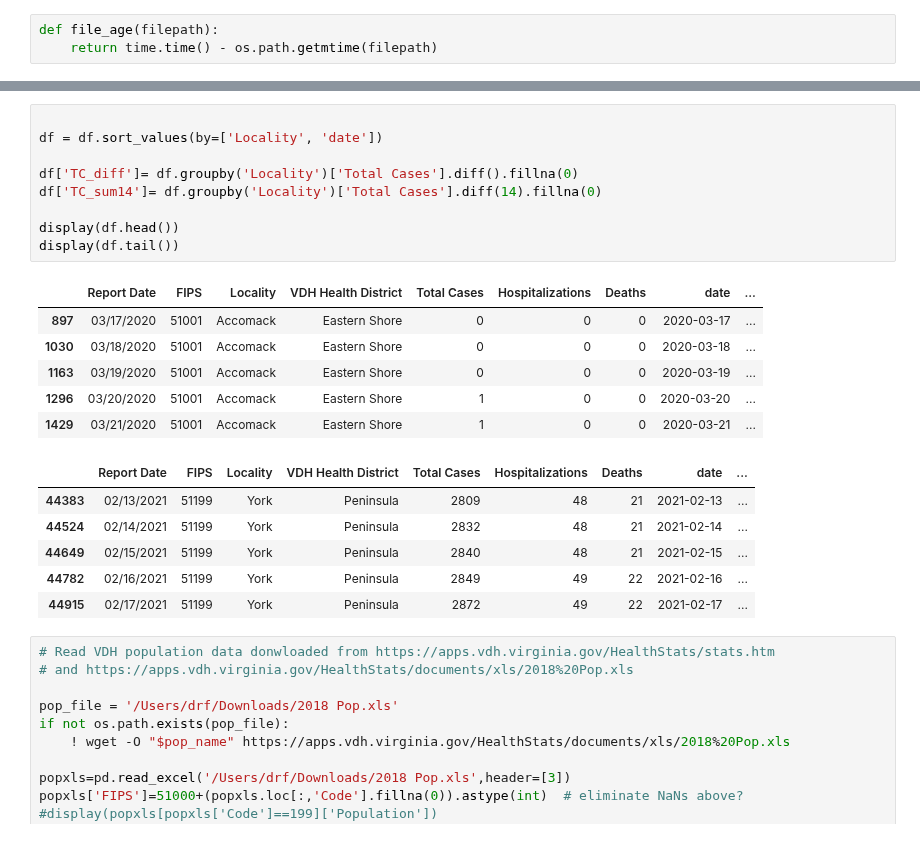
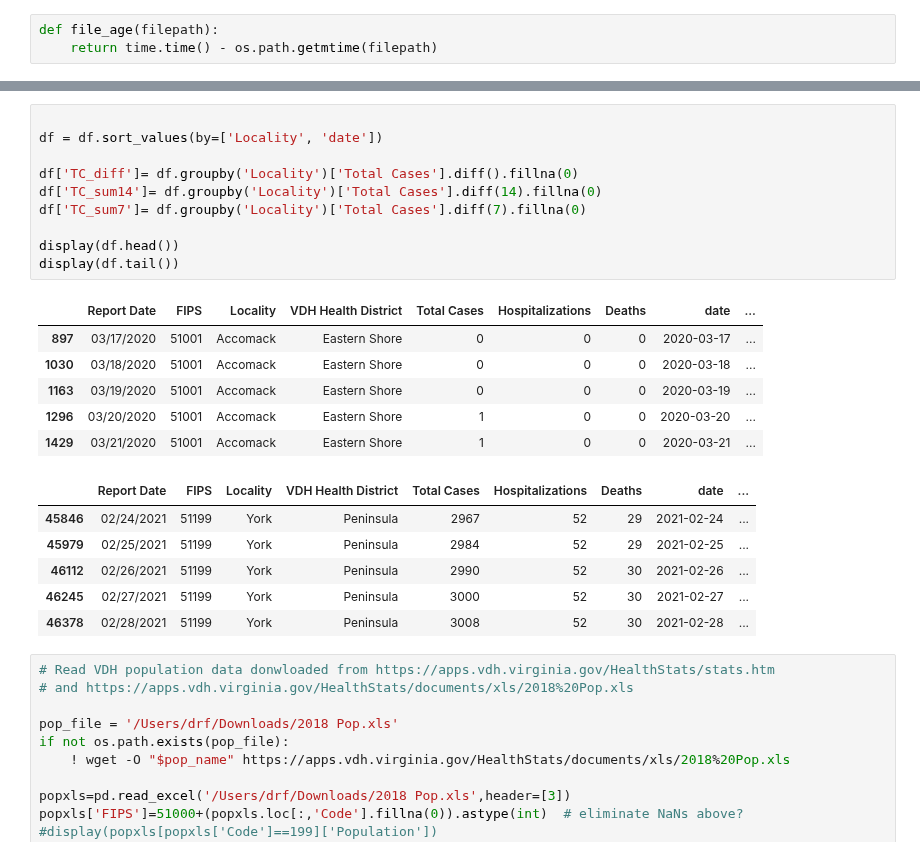
Before and after one commit to drf5n/YCSD_covid_metrics, a Jupyter notebook: YorkCountyCovidMetric.ipynb, the cells around one changed output, grey strips where cells are left out. Saved outputs shown, nothing was run; the diff lists cells and outputs as text.

```diff
--- a/YorkCountyCovidMetric.ipynb
+++ b/YorkCountyCovidMetric.ipynb
@@ -63,25 +53,26 @@ VA_vdh_casedata.csv     [    <=>             ]   2.11M  2.64MB/s    in 0.8s
 # %%
 
 df = df.sort_values(by=['Locality', 'date'])
 
 df['TC_diff']= df.groupby('Locality')['Total Cases'].diff().fillna(0)
 df['TC_sum14']= df.groupby('Locality')['Total Cases'].diff(14).fillna(0)
+df['TC_sum7']= df.groupby('Locality')['Total Cases'].diff(7).fillna(0)
 
 display(df.head())
 display(df.tail())
 # %% [output]
 |  | Report Date | FIPS | Locality | VDH Health District | Total Cases | Hospitalizations | Deaths | date | ... |
 | 897 | 03/17/2020 | 51001 | Accomack | Eastern Shore | 0 | 0 | 0 | 2020-03-17 | ... |
 | 1030 | 03/18/2020 | 51001 | Accomack | Eastern Shore | 0 | 0 | 0 | 2020-03-18 | ... |
 | 1163 | 03/19/2020 | 51001 | Accomack | Eastern Shore | 0 | 0 | 0 | 2020-03-19 | ... |
 | 1296 | 03/20/2020 | 51001 | Accomack | Eastern Shore | 1 | 0 | 0 | 2020-03-20 | ... |
 | 1429 | 03/21/2020 | 51001 | Accomack | Eastern Shore | 1 | 0 | 0 | 2020-03-21 | ... |
 |  | Report Date | FIPS | Locality | VDH Health District | Total Cases | Hospitalizations | Deaths | date | ... |
-| 44383 | 02/13/2021 | 51199 | York | Peninsula | 2809 | 48 | 21 | 2021-02-13 | ... |
-| 44524 | 02/14/2021 | 51199 | York | Peninsula | 2832 | 48 | 21 | 2021-02-14 | ... |
-| 44649 | 02/15/2021 | 51199 | York | Peninsula | 2840 | 48 | 21 | 2021-02-15 | ... |
-| 44782 | 02/16/2021 | 51199 | York | Peninsula | 2849 | 49 | 22 | 2021-02-16 | ... |
-| 44915 | 02/17/2021 | 51199 | York | Peninsula | 2872 | 49 | 22 | 2021-02-17 | ... |
+| 45846 | 02/24/2021 | 51199 | York | Peninsula | 2967 | 52 | 29 | 2021-02-24 | ... |
+| 45979 | 02/25/2021 | 51199 | York | Peninsula | 2984 | 52 | 29 | 2021-02-25 | ... |
+| 46112 | 02/26/2021 | 51199 | York | Peninsula | 2990 | 52 | 30 | 2021-02-26 | ... |
+| 46245 | 02/27/2021 | 51199 | York | Peninsula | 3000 | 52 | 30 | 2021-02-27 | ... |
+| 46378 | 02/28/2021 | 51199 | York | Peninsula | 3008 | 52 | 30 | 2021-02-28 | ... |
 # %%
 # Read VDH population data donwloaded from https://apps.vdh.virginia.gov/HealthStats/stats.htm
 # and https://apps.vdh.virginia.gov/HealthStats/documents/xls/2018%20Pop.xls
```
Also changed, not shown: parts of 7 cells of this notebook, 11 other files.
